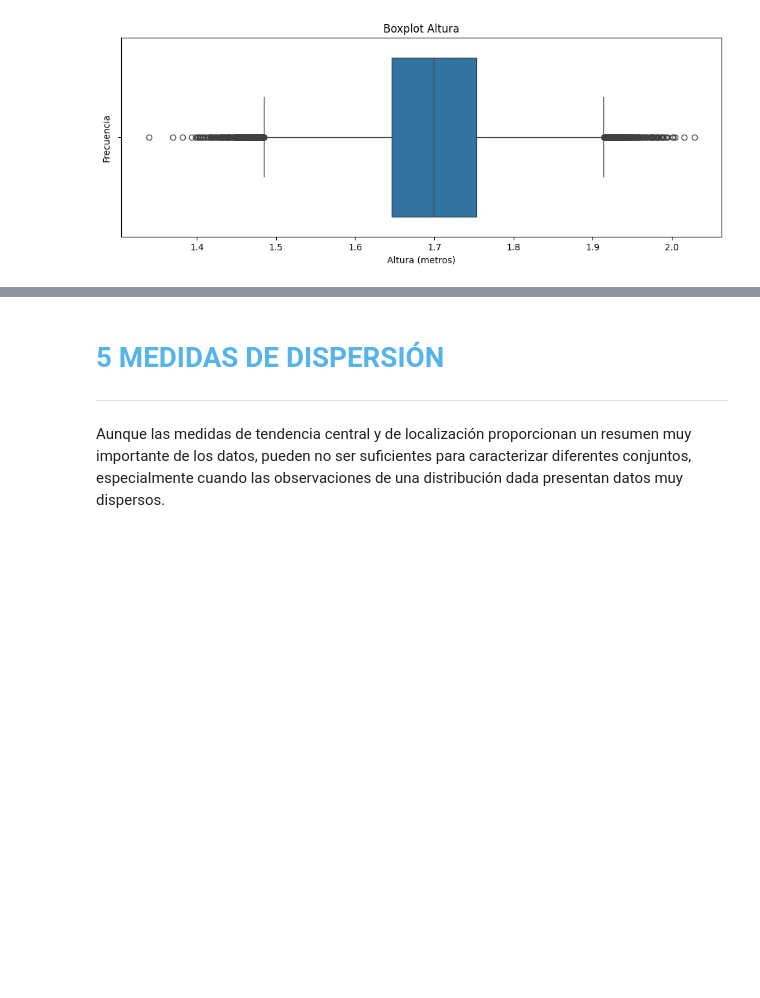
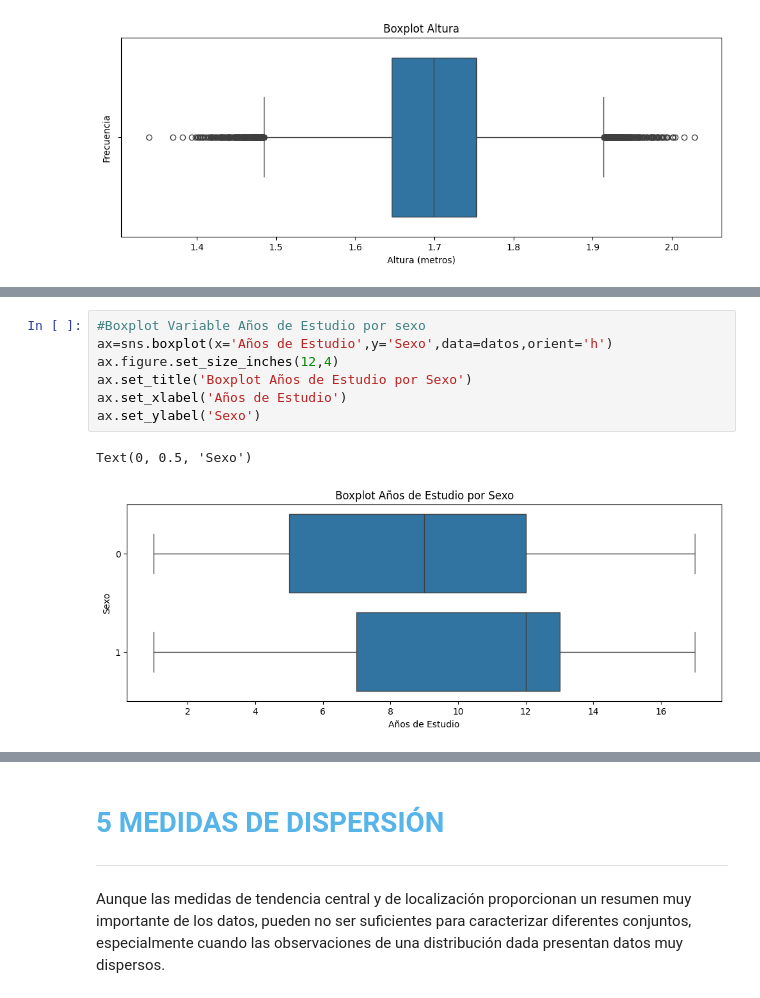
Before and after one commit to Hutch03/Portafolio, a Jupyter notebook: python-ciencia-datos/Estadística/Estadística_con_Python_1.ipynb, the cells around one changed output, grey strips where cells are left out. Drawn from its saved outputs; the diff is of its cells as text; blank space fills up the shorter version.

```diff
--- a/python-ciencia-datos/Estadística/Estadística_con_Python_1.ipynb
+++ b/python-ciencia-datos/Estadística/Estadística_con_Python_1.ipynb
@@ -897,3 +917,13 @@ Text(0, 0.5, 'Frecuencia')
+# %%
+#Boxplot Variable Años de Estudio por sexo
+ax=sns.boxplot(x='Años de Estudio',y='Sexo',data=datos,orient='h')
+ax.figure.set_size_inches(12,4)
+ax.set_title('Boxplot Años de Estudio por Sexo')
+ax.set_xlabel('Años de Estudio')
+ax.set_ylabel('Sexo')
+# %% [output]
+Text(0, 0.5, 'Sexo')
+[figure, added]
 # %% [markdown]
 <img src='https://caelum-online-public.s3.amazonaws.com/ESP-1752-estadistica-con-python-parte1/img006.png' width='80%'>
 # %% [markdown]
```
Also changed, not shown: parts of 3 cells of this notebook.
